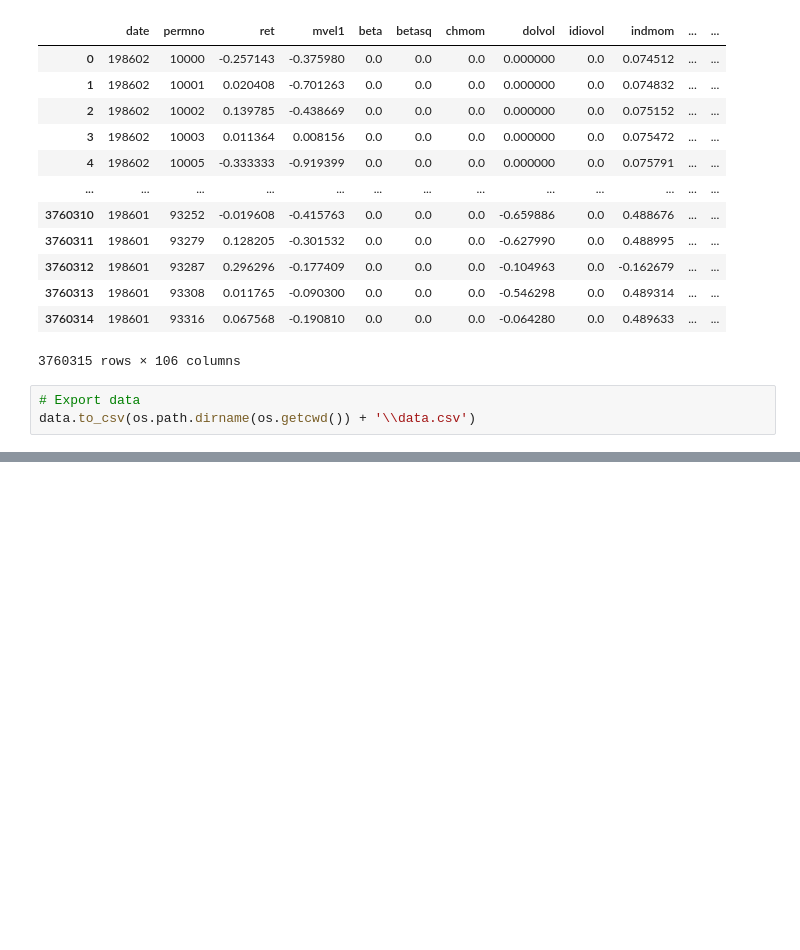
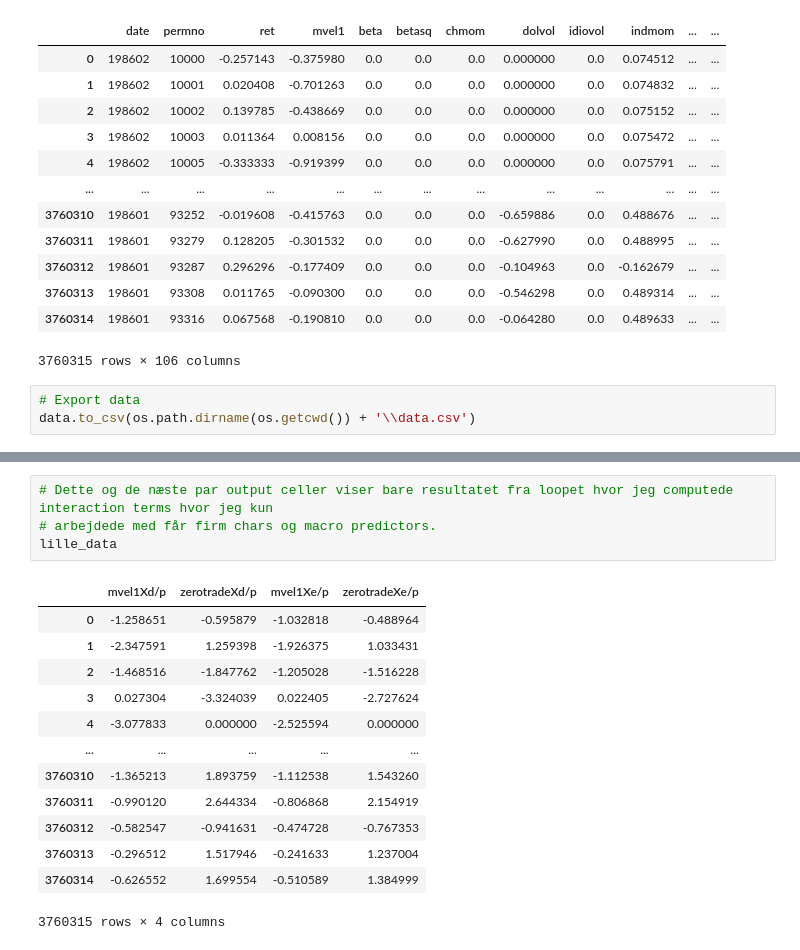
Before and after one commit to fikus44/Masters-Thesis, a Jupyter notebook: Data Processing .ipynb, the cells around one changed output, grey strips where cells are left out. Cells and saved outputs as stored; diff of their text form; blank space fills up the shorter version.

Commit message:
interaction terms

```diff
--- a/Data Processing .ipynb
+++ b/Data Processing .ipynb
@@ -234,0 +278,18 @@ data.memory_usage().sum()/(1024 ** 3)
+# %%
+# Dette og de næste par output celler viser bare resultatet fra loopet hvor jeg computede interaction terms hvor jeg kun
+# arbejdede med får firm chars og macro predictors.
+lille_data
+# %% [output]
+|  | mvel1Xd/p | zerotradeXd/p | mvel1Xe/p | zerotradeXe/p |
+| 0 | -1.258651 | -0.595879 | -1.032818 | -0.488964 |
+| 1 | -2.347591 | 1.259398 | -1.926375 | 1.033431 |
+| 2 | -1.468516 | -1.847762 | -1.205028 | -1.516228 |
+| 3 | 0.027304 | -3.324039 | 0.022405 | -2.727624 |
+| 4 | -3.077833 | 0.000000 | -2.525594 | 0.000000 |
+| ... | ... | ... | ... | ... |
+| 3760310 | -1.365213 | 1.893759 | -1.112538 | 1.543260 |
+| 3760311 | -0.990120 | 2.644334 | -0.806868 | 2.154919 |
+| 3760312 | -0.582547 | -0.941631 | -0.474728 | -0.767353 |
+| 3760313 | -0.296512 | 1.517946 | -0.241633 | 1.237004 |
+| 3760314 | -0.626552 | 1.699554 | -0.510589 | 1.384999 |
+3760315 rows × 4 columns
```
Also changed, not shown: parts of 12 cells of this notebook.
